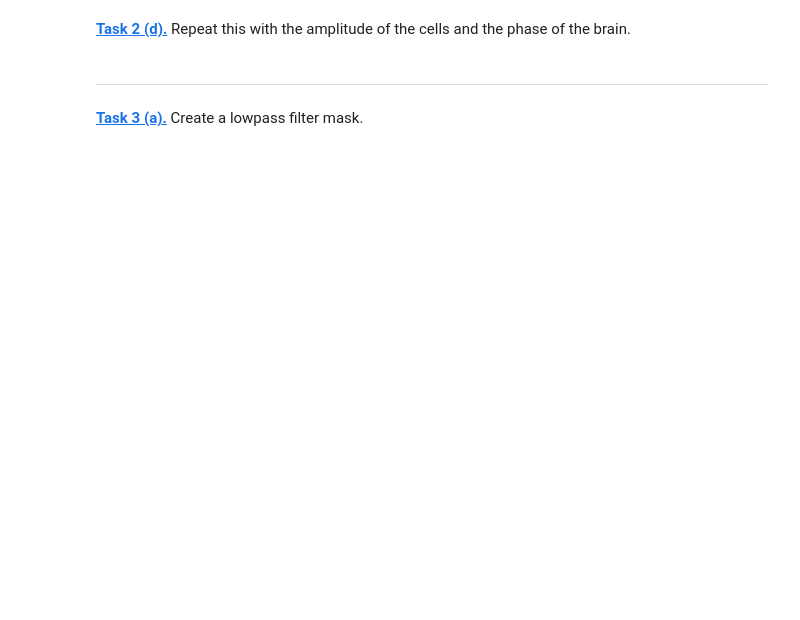
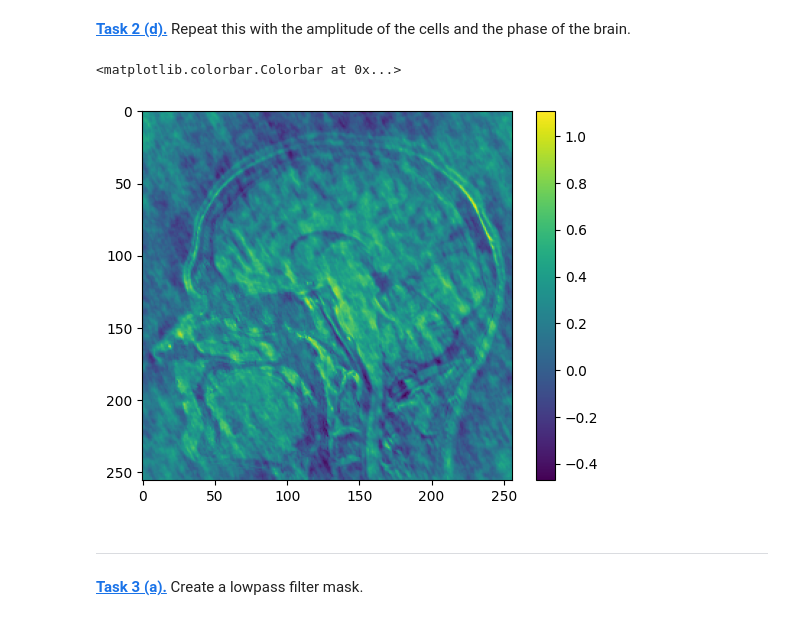
Before and after one commit to artankryeziu/mobi-fs7-python, a Jupyter notebook: fourier.ipynb, the cells around one changed output. Saved outputs shown, nothing was run; the diff lists cells and outputs as text; code cells hidden in the pictures; blank space fills up the shorter version.

```diff
--- a/fourier.ipynb
+++ b/fourier.ipynb
@@ -121,5 +122,14 @@ plt.imshow(brain_i.real)
 # %% [markdown]
 **[Task 2 (d).]()** Repeat this with the amplitude of the cells and the phase of the brain.
+# %%
+mergi_shifted = to_complex_array(amplitude2, phase_brain)
+cell_is = np.fft.ifftshift(mergi_shifted)
+celle_i = np.fft.ifft2(cell_is)
+plt.imshow(celle_i.real)
+plt.colorbar()
+# %% [output]
+<matplotlib.colorbar.Colorbar at 0x...>
+[figure, added]
 # %% [markdown]
 ---
 # %% [markdown]
```
Also changed, not shown: parts of 16 cells of this notebook, 1 other file.
